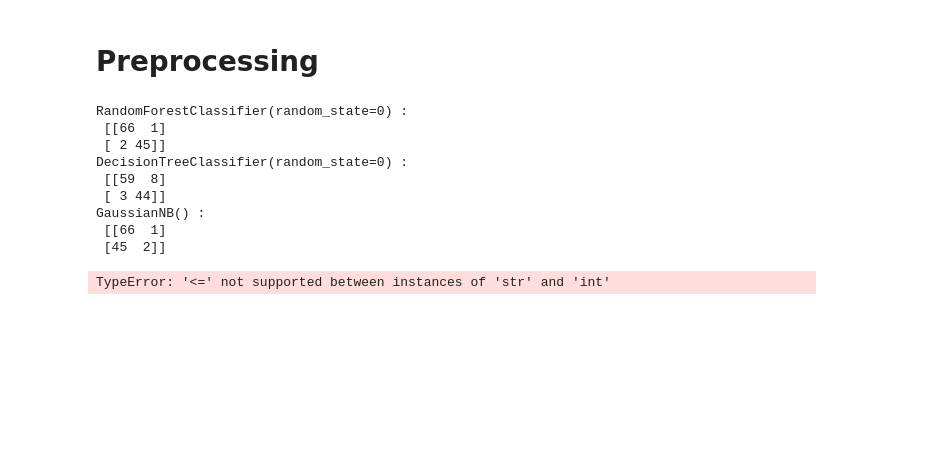
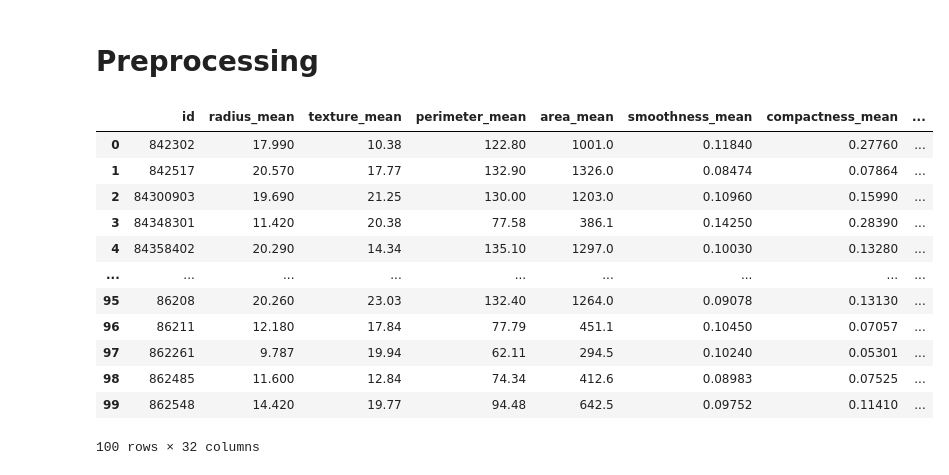
Before and after one commit to menna5/Breast-Cancer-Detection, a Jupyter notebook: Machine Learning Project.ipynb, the cells around one changed output. Drawn from its saved outputs; the diff is of its cells as text; code cells hidden in the pictures; blank space fills up the shorter version.

```diff
--- a/Machine Learning Project.ipynb
+++ b/Machine Learning Project.ipynb
@@ -11,7 +11,21 @@ from sklearn.metrics import confusion_matrix
 # %%
 # Loading the dataset
 data = pd.read_csv("Cancer_Data.csv")
-#display(data.head(n=100))
+display(data.head(n=100))
+# %% [output]
+|  | id | radius_mean | texture_mean | perimeter_mean | area_mean | smoothness_mean | compactness_mean | ... |
+| 0 | 842302 | 17.990 | 10.38 | 122.80 | 1001.0 | 0.11840 | 0.27760 | ... |
+| 1 | 842517 | 20.570 | 17.77 | 132.90 | 1326.0 | 0.08474 | 0.07864 | ... |
+| 2 | 84300903 | 19.690 | 21.25 | 130.00 | 1203.0 | 0.10960 | 0.15990 | ... |
+| 3 | 84348301 | 11.420 | 20.38 | 77.58 | 386.1 | 0.14250 | 0.28390 | ... |
+| 4 | 84358402 | 20.290 | 14.34 | 135.10 | 1297.0 | 0.10030 | 0.13280 | ... |
+| ... | ... | ... | ... | ... | ... | ... | ... | ... |
+| 95 | 86208 | 20.260 | 23.03 | 132.40 | 1264.0 | 0.09078 | 0.13130 | ... |
+| 96 | 86211 | 12.180 | 17.84 | 77.79 | 451.1 | 0.10450 | 0.07057 | ... |
+| 97 | 862261 | 9.787 | 19.94 | 62.11 | 294.5 | 0.10240 | 0.05301 | ... |
+| 98 | 862485 | 11.600 | 12.84 | 74.34 | 412.6 | 0.08983 | 0.07525 | ... |
+| 99 | 862548 | 14.420 | 19.77 | 94.48 | 642.5 | 0.09752 | 0.11410 | ... |
+100 rows × 32 columns
 # %%
 # Divide the data into input and output
 x = data.iloc[:,:-1].values
@@ -32,40 +46,3 @@ x[:,1:]=sc.fit_transform(x[:,1:])
 # %%
 # Splitting the dataset into the Training set and Test set
 x_train,x_test,y_train,y_test=train_test_split(x,y,train_size=.8,random_state=0)
-# %%
-# models
-from sklearn.ensemble import RandomForestClassifier
-from sklearn.tree import DecisionTreeClassifier
-from sklearn.naive_bayes import GaussianNB
-from sklearn.metrics import confusion_matrix
-
-random = RandomForestClassifier(random_state=0)
-DT = DecisionTreeClassifier(random_state=0)
-Naive = GaussianNB()
-
-clfs = [random, DT, Naive]
-pred = {}
-cm = {}
-
-for clf in clfs:
-    # Fitiing
-    clf.fit(x_train, y_train)
-
-    # Prediction
-    pred[clf] = clf.predict(x_test)
-
-    # Making the Confusion Matrix
-    cm[clf] = confusion_matrix(y_test, pred[clf])
-
-for name, cm in (cm.items()):
-    print(name, ":\n", cm)
-# %% [output]
-RandomForestClassifier(random_state=0) :
- [[66  1]
- [ 2 45]]
-DecisionTreeClassifier(random_state=0) :
- [[59  8]
- [ 3 44]]
-GaussianNB() :
- [[66  1]
- [45  2]]
@@ -77,9 +48,0 @@ data.iloc[:,1:31] =imputer.fit_transform(data.iloc[:,1:31])
-# %%
-# Kmeans
-from sklearn.cluster import KMeans
-
-kmeans = KMeans(n_clusters=2, random_state=0, n_init="auto").fit(data)
-Kmeans_pred = Kmeans.predict(x_test)
-cm["Kmeans"] = confusion_matrix(y_test, pred[clf])
-# %% [output]
-TypeError: '<=' not supported between instances of 'str' and 'int'
```
Also changed, not shown: parts of 5 cells of this notebook.
